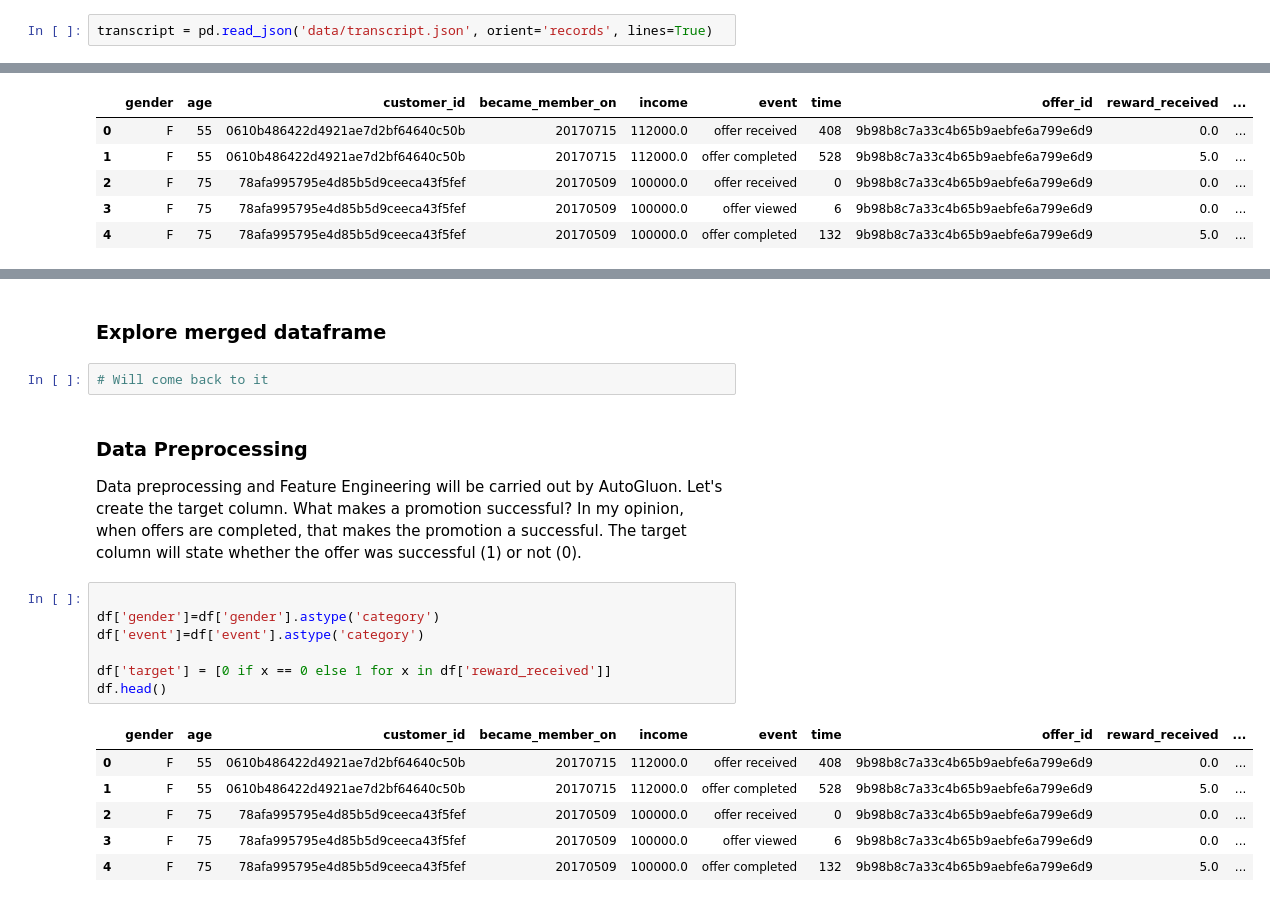
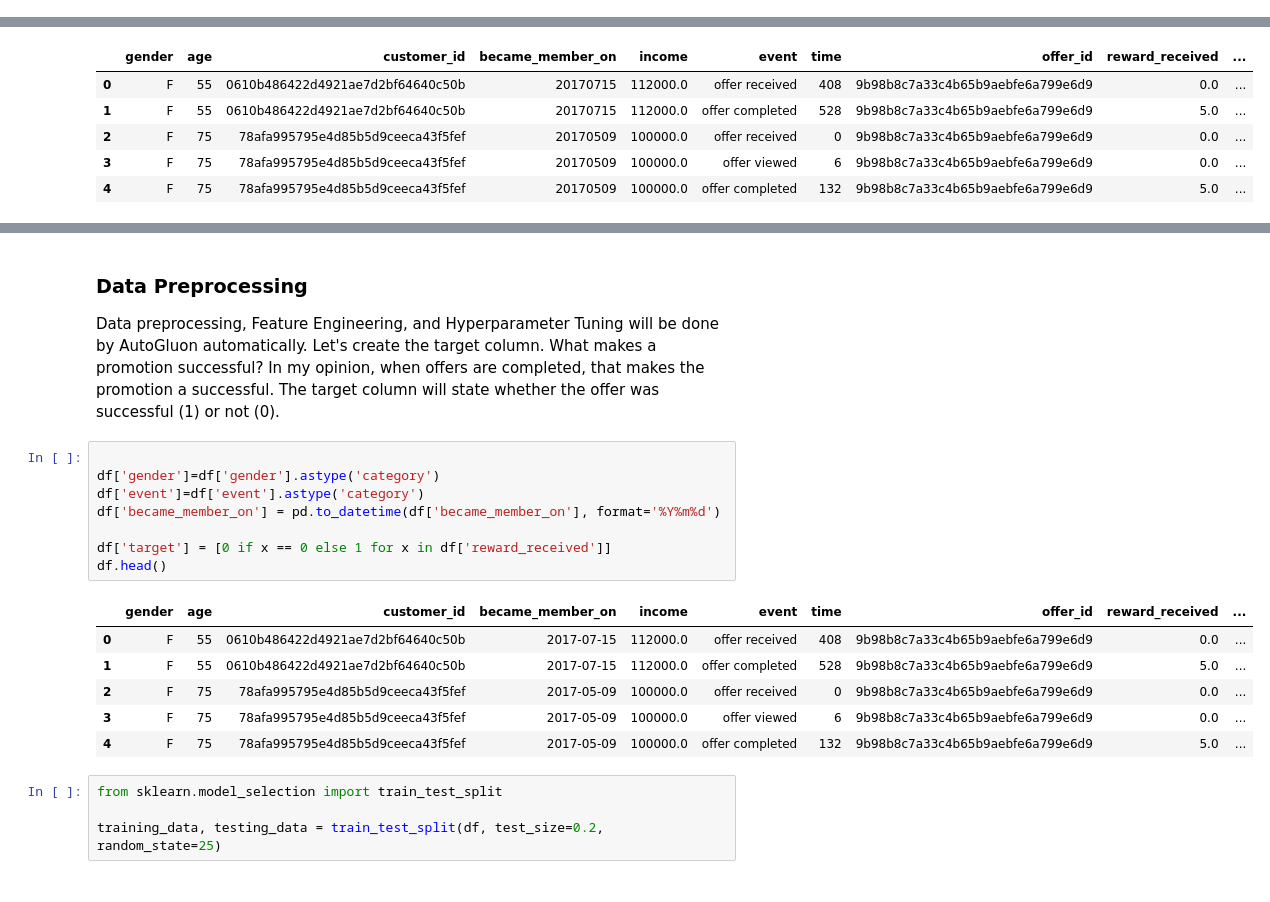
Before and after one commit to edidiongaligbe/Starbucks_Capstone_Project, a Jupyter notebook: Starbucks_Project.ipynb, the cells around one changed output, grey strips where cells are left out. Drawn from its saved outputs; the diff is of its cells as text.

Commit message:
Model trained

```diff
--- a/Starbucks_Project.ipynb
+++ b/Starbucks_Project.ipynb
@@ -54,8 +61,6 @@ import matplotlib.pyplot as plt
 portfolio = pd.read_json('data/portfolio.json', orient='records', lines=True)
 profile = pd.read_json('data/profile.json', orient='records', lines=True)
 transcript = pd.read_json('data/transcript.json', orient='records', lines=True)
-# %%
-transcript = pd.read_json('data/transcript.json', orient='records', lines=True)
 # %% [markdown]
 ### Data Analysis and Cleaning
 
@@ -497,26 +495,27 @@ Data columns (total 19 columns):
  18  informational     148805 non-null  int64
 dtypes: float64(2), int64(13), object(4)
 memory usage: 22.7+ MB
-# %% [markdown]
-### Explore merged dataframe
-# %%
-# Will come back to it
 # %% [markdown]
 ### Data Preprocessing
 
-Data preprocessing and Feature Engineering will be carried out by AutoGluon. Let's create the target column.
+Data preprocessing, Feature Engineering, and Hyperparameter Tuning  will be done by AutoGluon automatically. Let's create the target column.
 What makes a promotion successful? In my opinion, when offers are completed, that makes the promotion a successful. The target column will state whether the offer was successful (1) or not (0).
 # %%
 
 df['gender']=df['gender'].astype('category')
 df['event']=df['event'].astype('category')
+df['became_member_on'] = pd.to_datetime(df['became_member_on'], format='%Y%m%d')
 
 df['target'] = [0 if x == 0 else 1 for x in df['reward_received']]
 df.head()
 # %% [output]
 |  | gender | age | customer_id | became_member_on | income | event | time | offer_id | reward_received | ... |
-| 0 | F | 55 | 0610b486422d4921ae7d2bf64640c50b | 20170715 | 112000.0 | offer received | 408 | 9b98b8c7a33c4b65b9aebfe6a799e6d9 | 0.0 | ... |
-| 1 | F | 55 | 0610b486422d4921ae7d2bf64640c50b | 20170715 | 112000.0 | offer completed | 528 | 9b98b8c7a33c4b65b9aebfe6a799e6d9 | 5.0 | ... |
-| 2 | F | 75 | 78afa995795e4d85b5d9ceeca43f5fef | 20170509 | 100000.0 | offer received | 0 | 9b98b8c7a33c4b65b9aebfe6a799e6d9 | 0.0 | ... |
-| 3 | F | 75 | 78afa995795e4d85b5d9ceeca43f5fef | 20170509 | 100000.0 | offer viewed | 6 | 9b98b8c7a33c4b65b9aebfe6a799e6d9 | 0.0 | ... |
-| 4 | F | 75 | 78afa995795e4d85b5d9ceeca43f5fef | 20170509 | 100000.0 | offer completed | 132 | 9b98b8c7a33c4b65b9aebfe6a799e6d9 | 5.0 | ... |
+| 0 | F | 55 | 0610b486422d4921ae7d2bf64640c50b | 2017-07-15 | 112000.0 | offer received | 408 | 9b98b8c7a33c4b65b9aebfe6a799e6d9 | 0.0 | ... |
+| 1 | F | 55 | 0610b486422d4921ae7d2bf64640c50b | 2017-07-15 | 112000.0 | offer completed | 528 | 9b98b8c7a33c4b65b9aebfe6a799e6d9 | 5.0 | ... |
+| 2 | F | 75 | 78afa995795e4d85b5d9ceeca43f5fef | 2017-05-09 | 100000.0 | offer received | 0 | 9b98b8c7a33c4b65b9aebfe6a799e6d9 | 0.0 | ... |
+| 3 | F | 75 | 78afa995795e4d85b5d9ceeca43f5fef | 2017-05-09 | 100000.0 | offer viewed | 6 | 9b98b8c7a33c4b65b9aebfe6a799e6d9 | 0.0 | ... |
+| 4 | F | 75 | 78afa995795e4d85b5d9ceeca43f5fef | 2017-05-09 | 100000.0 | offer completed | 132 | 9b98b8c7a33c4b65b9aebfe6a799e6d9 | 5.0 | ... |
+# %%
+from sklearn.model_selection import train_test_split
+
+training_data, testing_data = train_test_split(df, test_size=0.2, random_state=25)
```
Also changed, not shown: parts of 12 cells of this notebook.
